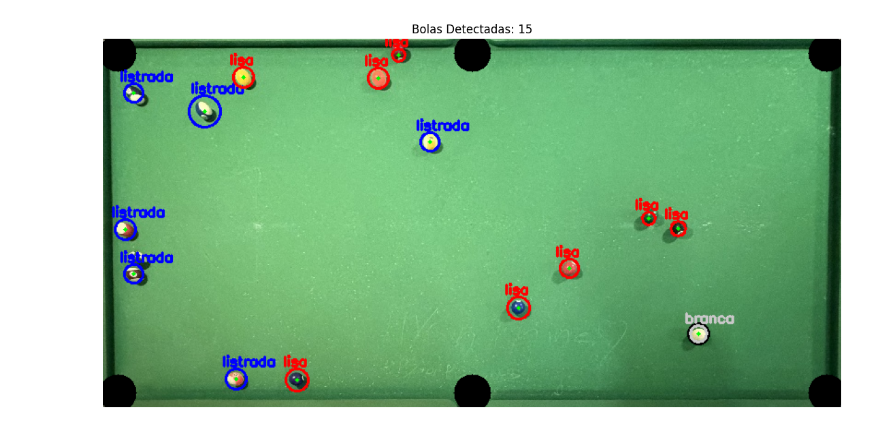
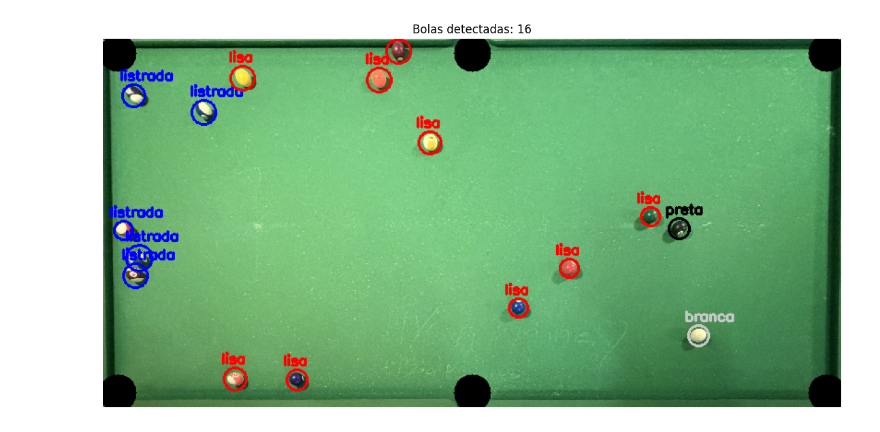
Before and after one commit to julianamirbosio/SinucaVision, a Jupyter notebook: modulo1/02_detector_bolas.ipynb, the cells around one changed output. Saved outputs shown, nothing was run; the diff lists cells and outputs as text; code cells hidden in the pictures.

Commit message:
correcao detector de bolas, treino_rd e acrescento do modelo yolo para detectar bolas

```diff
--- a/modulo1/02_detector_bolas.ipynb
+++ b/modulo1/02_detector_bolas.ipynb
@@ -182,0 +1,16 @@ Esta célula executa o pipeline, desenha anotações visuais sobre uma cópia da
+# %%
+# --- Célula 1: imports e carga do modelo ---
+import os
+import cv2
+import json
+import glob
+import numpy as np
+import matplotlib.pyplot as plt
+from ultralytics import YOLO
+
+CAMINHO_BASE       = os.path.join(os.path.dirname(os.getcwd()), 'data')
+CAMINHO_NORMALIZED = os.path.join(CAMINHO_BASE, 'normalized')
+CAMINHO_OUTPUT     = os.path.join(CAMINHO_BASE, 'output')
+CAMINHO_MODELO     = os.path.join(CAMINHO_BASE, '..', 'runs_sinuca', 'deteccao_bola', 'weights', 'best.pt')
+
+modelo_yolo = YOLO(CAMINHO_MODELO)
@@ -183,52 +172,39 @@ Esta célula executa o pipeline, desenha anotações visuais sobre uma cópia da
 # %%
-# Configuração de caminhos relativos
-CAMINHO_BASE       = os.path.join(os.path.dirname(os.getcwd()), 'data')
-CAMINHO_NORMALIZED = os.path.join(CAMINHO_BASE, 'normalized')
-CAMINHO_OUTPUT     = os.path.join(CAMINHO_BASE, 'output')
-
-# Defina a imagem a ser processada
+# --- Célula 4: roda numa imagem de teste e visualiza ---
 nome_ficheiro = 'IMG_0640.JPG'
 nome_base     = os.path.splitext(nome_ficheiro)[0]
-imagem_path   = os.path.join(CAMINHO_NORMALIZED, nome_ficheiro)
-imagem        = cv2.imread(imagem_path)
+caminho_img   = os.path.join(CAMINHO_NORMALIZED, nome_ficheiro)
+imagem        = cv2.imread(caminho_img)
 
-if imagem is not None:
-    dados = detectar_bolas_e_cacapas(imagem)
-    imagem_resultado = imagem.copy()
+dados = detectar_bolas_e_cacapas(imagem, modelo_yolo)
 
-    for cacapa in dados['cacapas']:
-        cv2.circle(imagem_resultado, (cacapa['x'], cacapa['y']), 20, (0, 0, 0), -1)
+vis = imagem.copy()
 
-    for bola in dados['bolas']:
-        cx, cy, raio = bola['x'], bola['y'], bola['raio']
-        tipo = bola['tipo']
-        if tipo == 'branca':
-            cor = (200, 200, 200)
-            cv2.circle(imagem_resultado, (cx, cy), raio + 4, (0, 0, 0), 2)
-        elif tipo == 'listrada':
-            cor = (255, 0, 0)
-        else:
-            cor = (0, 0, 255)
-        cv2.circle(imagem_resultado, (cx, cy), raio + 2, cor, 2)
-        cv2.circle(imagem_resultado, (cx, cy), 2, (0, 255, 0), -1)
-        cv2.putText(imagem_resultado, tipo, (cx - 15, cy - raio - 5),
-                    cv2.FONT_HERSHEY_SIMPLEX, 0.5, cor, 2)
+# Desenha as caçapas (estava faltando!)
+for cacapa in dados['cacapas']:
+    cv2.circle(vis, (cacapa['x'], cacapa['y']), 20, (0, 0, 0), -1)
 
-    plt.figure(figsize=(14, 8))
-    plt.imshow(cv2.cvtColor(imagem_resultado, cv2.COLOR_BGR2RGB))
-    plt.title(f"Bolas Detectadas: {len(dados['bolas'])}")
-    plt.axis('off')
-    plt.show()
+# Desenha as bolas
+for bola in dados['bolas']:
+    cx, cy, raio, tipo = bola['x'], bola['y'], bola['raio'], bola['tipo']
+    cor = {'branca': (200, 200, 200), 'preta': (0, 0, 0),
+           'listrada': (255, 0, 0), 'lisa': (0, 0, 255)}.get(tipo, (0, 255, 0))
+    cv2.circle(vis, (cx, cy), raio, cor, 2)
+    cv2.putText(vis, tipo, (cx - 15, cy - raio - 5),
+                cv2.FONT_HERSHEY_SIMPLEX, 0.5, cor, 2)
 
-    # Salva na subpasta da imagem (mesmo padrão do batch)
-    pasta = os.path.join(CAMINHO_OUTPUT, nome_base)
-    os.makedirs(pasta, exist_ok=True)
-    caminho_json = os.path.join(pasta, f'{nome_base}_balls.json')
-    with open(caminho_json, 'w', encoding='utf-8') as f:
-        json.dump(dados, f, indent=4, ensure_ascii=False)
-    print(f"Resultados salvos: {caminho_json}")
+plt.figure(figsize=(14, 8))
+plt.imshow(cv2.cvtColor(vis, cv2.COLOR_BGR2RGB))
+plt.title(f"Bolas detectadas: {len(dados['bolas'])}")
+plt.axis('off')
+plt.show()
 
-else:
-    print(f'Erro: imagem não encontrada em {imagem_path}')
+# Salva o JSON (estava faltando essa célula inteira!)
+pasta = os.path.join(CAMINHO_OUTPUT, nome_base)
+os.makedirs(pasta, exist_ok=True)
+caminho_json = os.path.join(pasta, f'{nome_base}_balls.json')
+with open(caminho_json, 'w', encoding='utf-8') as f:
+    json.dump(dados, f, indent=4, ensure_ascii=False)
+print(f'Resultados salvos: {caminho_json}')
 # %% [output]
-[figure, old version]
+[figure, new version]
```
Also changed, not shown: parts of 14 cells of this notebook, 2 other files.
